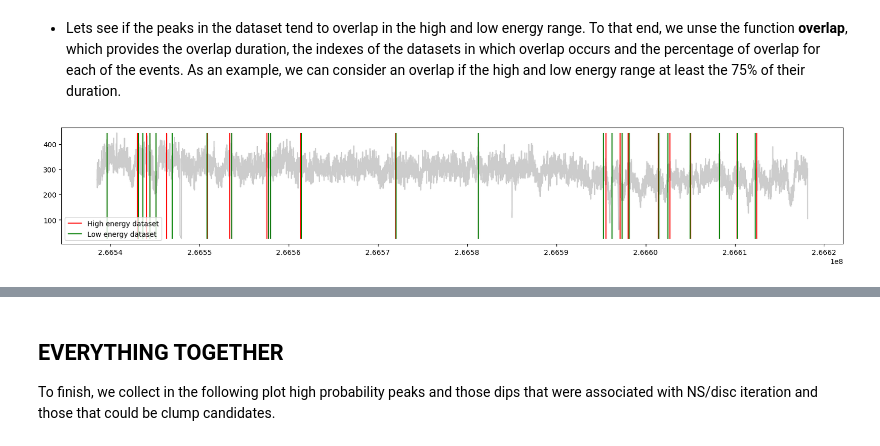
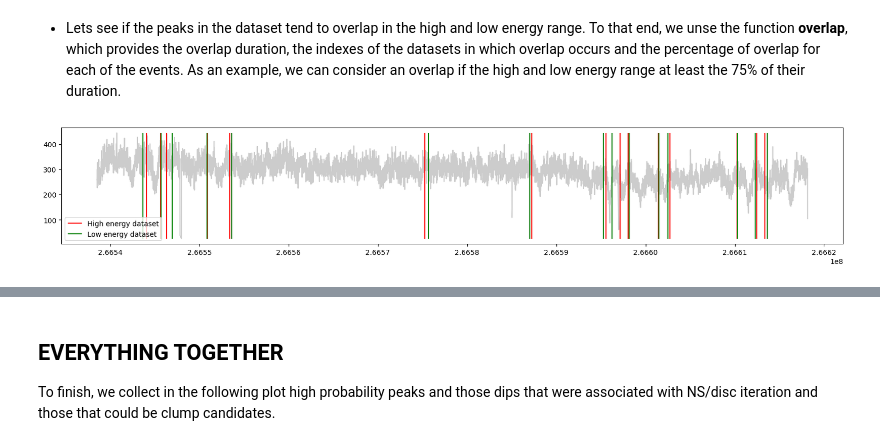
Before and after one commit to xragua/dipspeaks, a Jupyter notebook: examples/cenx3/cenx3.ipynb, the cells around one changed output, grey strips where cells are left out. Saved outputs shown, nothing was run; the diff lists cells and outputs as text; code cells hidden in the pictures.

```diff
--- a/examples/cenx3/cenx3.ipynb
+++ b/examples/cenx3/cenx3.ipynb
@@ -183,9 +180,9 @@ As we see, there are three goups of dips showinf a high Silhouette score. In htt
 - Lets see if the peaks in the dataset tend to overlap in the high and low energy range. To that end, we unse the function **overlap**, which provides the overlap duration, the indexes of the datasets in which overlap occurs and the percentage of overlap for each of the events. As an example, we can consider an overlap if the high and low energy range at least the 75% of their duration.
 # %%
 
-overlap_s, high_index, low_index, high_ov_per, low_ov_per = overlap_percentaje(high_peaks,low_peaks,high_lcreb, percentaje=0.5,show_plot=True)
+overlap_s, high_index, low_index, high_ov_per, low_ov_per = overlap_percentaje(high_peaks,low_peaks,high_lcreb, percentaje=0.75,show_plot=True)
 # %% [output]
-[figure, old version]
+[figure, new version]
 # %%
 peak_cluster_stats, peak_labels = gmm_dips_peaks(high_peaks,high_lcreb, log_scale=True, show_plot=True)
 # %% [output]
```
Also changed, not shown: parts of 7 cells of this notebook, 3 other files.
